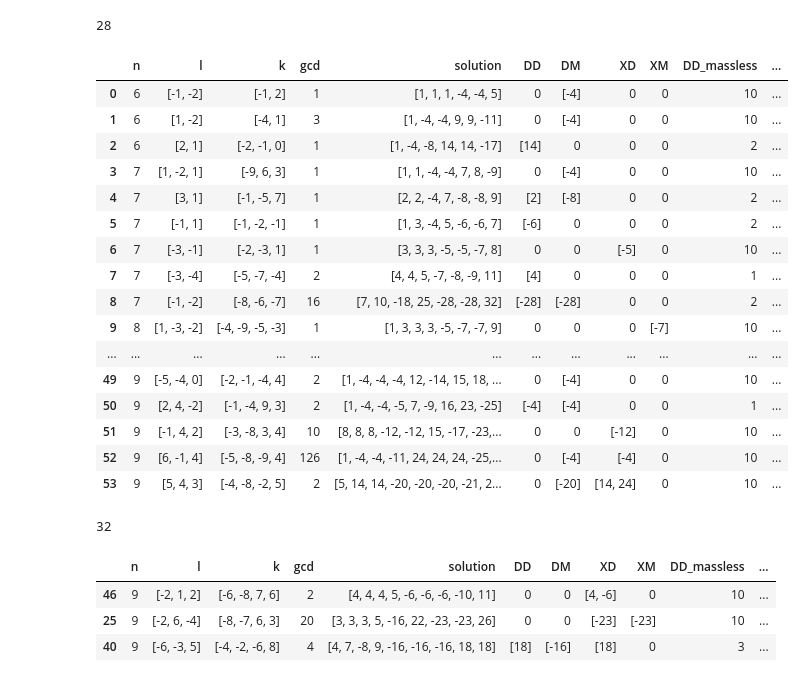
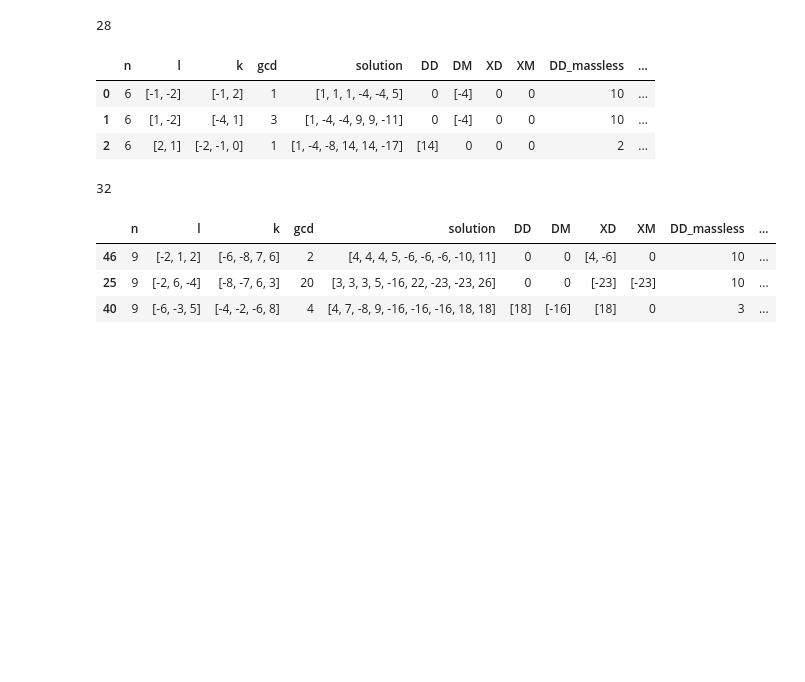
Before and after one commit to LBJ-Wade/anomaly, a Jupyter notebook: newsolutions.ipynb, the cells around one changed output. Cells and saved outputs as stored; diff of their text form; code cells hidden in the pictures; blank space fills up the shorter version.

```diff
--- a/newsolutions.ipynb
+++ b/newsolutions.ipynb
@@ -490,25 +477,12 @@ fl6=fl6[fl6.apply(lambda r:min([r['DD_massless'],r['DM_massless'],r['XM_massless
        ['n','l','k','gcd','solution','DD', 'DM', 'XD', 'XM', 'DD_massless',
        'DM_massless','XD_massless', 'XM_massless','total','sltn_len','nu_R']].reset_index(drop=True)
 # %%
-fl6
+fl6[:3]
 # %% [output]
 |  | n | l | k | gcd | solution | DD | DM | XD | XM | DD_massless | ... |
 | 0 | 6 | [-1, -2] | [-1, 2] | 1 | [1, 1, 1, -4, -4, 5] | 0 | [-4] | 0 | 0 | 10 | ... |
 | 1 | 6 | [1, -2] | [-4, 1] | 3 | [1, -4, -4, 9, 9, -11] | 0 | [-4] | 0 | 0 | 10 | ... |
 | 2 | 6 | [2, 1] | [-2, -1, 0] | 1 | [1, -4, -8, 14, 14, -17] | [14] | 0 | 0 | 0 | 2 | ... |
-| 3 | 7 | [1, -2, 1] | [-9, 6, 3] | 1 | [1, 1, -4, -4, 7, 8, -9] | 0 | [-4] | 0 | 0 | 10 | ... |
-| 4 | 7 | [3, 1] | [-1, -5, 7] | 1 | [2, 2, -4, 7, -8, -8, 9] | [2] | [-8] | 0 | 0 | 2 | ... |
-| 5 | 7 | [-1, 1] | [-1, -2, -1] | 1 | [1, 3, -4, 5, -6, -6, 7] | [-6] | 0 | 0 | 0 | 2 | ... |
-| 6 | 7 | [-3, -1] | [-2, -3, 1] | 1 | [3, 3, 3, -5, -5, -7, 8] | 0 | 0 | [-5] | 0 | 10 | ... |
-| 7 | 7 | [-3, -4] | [-5, -7, -4] | 2 | [4, 4, 5, -7, -8, -9, 11] | [4] | 0 | 0 | 0 | 1 | ... |
-| 8 | 7 | [-1, -2] | [-8, -6, -7] | 16 | [7, 10, -18, 25, -28, -28, 32] | [-28] | [-28] | 0 | 0 | 2 | ... |
-| 9 | 8 | [1, -3, -2] | [-4, -9, -5, -3] | 1 | [1, 3, 3, 3, -5, -7, -7, 9] | 0 | 0 | 0 | [-7] | 10 | ... |
-| ... | ... | ... | ... | ... | ... | ... | ... | ... | ... | ... | ... |
-| 49 | 9 | [-5, -4, 0] | [-2, -1, -4, 4] | 2 | [1, -4, -4, -4, 12, -14, 15, 18, ... | 0 | [-4] | 0 | 0 | 10 | ... |
-| 50 | 9 | [2, 4, -2] | [-1, -4, 9, 3] | 2 | [1, -4, -4, -5, 7, -9, 16, 23, -25] | [-4] | [-4] | 0 | 0 | 1 | ... |
-| 51 | 9 | [-1, 4, 2] | [-3, -8, 3, 4] | 10 | [8, 8, 8, -12, -12, 15, -17, -23,... | 0 | 0 | [-12] | 0 | 10 | ... |
-| 52 | 9 | [6, -1, 4] | [-5, -8, -9, 4] | 126 | [1, -4, -4, -11, 24, 24, 24, -25,... | 0 | [-4] | [-4] | 0 | 10 | ... |
-| 53 | 9 | [5, 4, 3] | [-4, -8, -2, 5] | 2 | [5, 14, 14, -20, -20, -20, -21, 2... | 0 | [-20] | [14, 24] | 0 | 10 | ... |
 # %%
 np.sort( fl6['solution'].apply(lambda l: np.abs(l).max()).unique() ).max()
 # %% [output]
```
Also changed, not shown: parts of 14 cells of this notebook.
